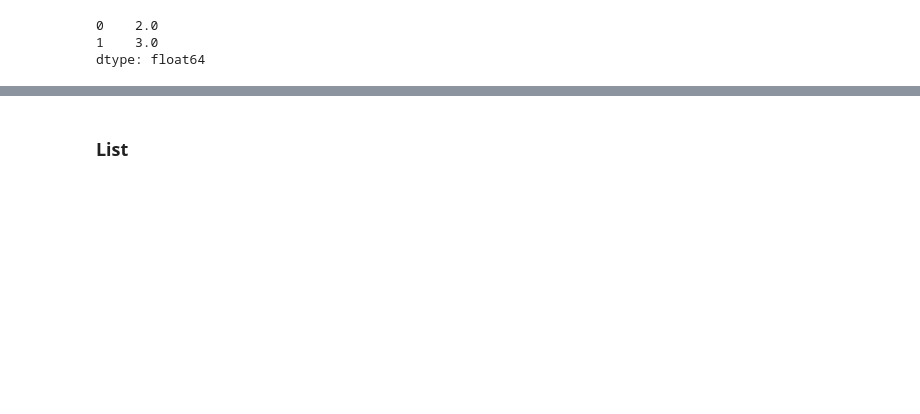
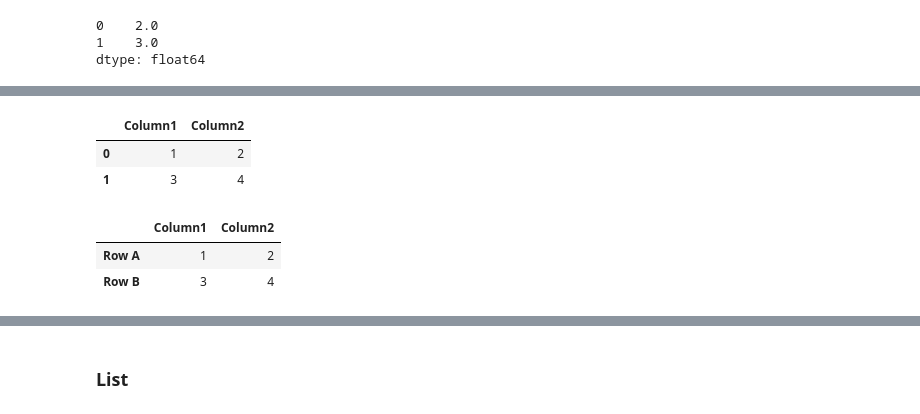
Before and after one commit to pohleric/geoscience-unifr-py, a Jupyter notebook: SGS.01101/Lesson_03/Lecture_3(1).ipynb, the cells around one changed output, grey strips where cells are left out. Cells and saved outputs as stored; diff of their text form; code cells hidden in the pictures; blank space fills up the shorter version.

```diff
--- a/SGS.01101/Lesson_03/Lecture_3(1).ipynb
+++ b/SGS.01101/Lesson_03/Lecture_3(1).ipynb
@@ -288,0 +277,14 @@ shopping_list[2]
+# %%
+df1.columns = ['Column1', 'Column2']
+df1
+# %% [output]
+|  | Column1 | Column2 |
+| 0 | 1 | 2 |
+| 1 | 3 | 4 |
+# %%
+df1.index = ['Row A', 'Row B']
+df1
+# %% [output]
+|  | Column1 | Column2 |
+| Row A | 1 | 2 |
+| Row B | 3 | 4 |
```
Also changed, not shown: parts of 32 cells of this notebook.
